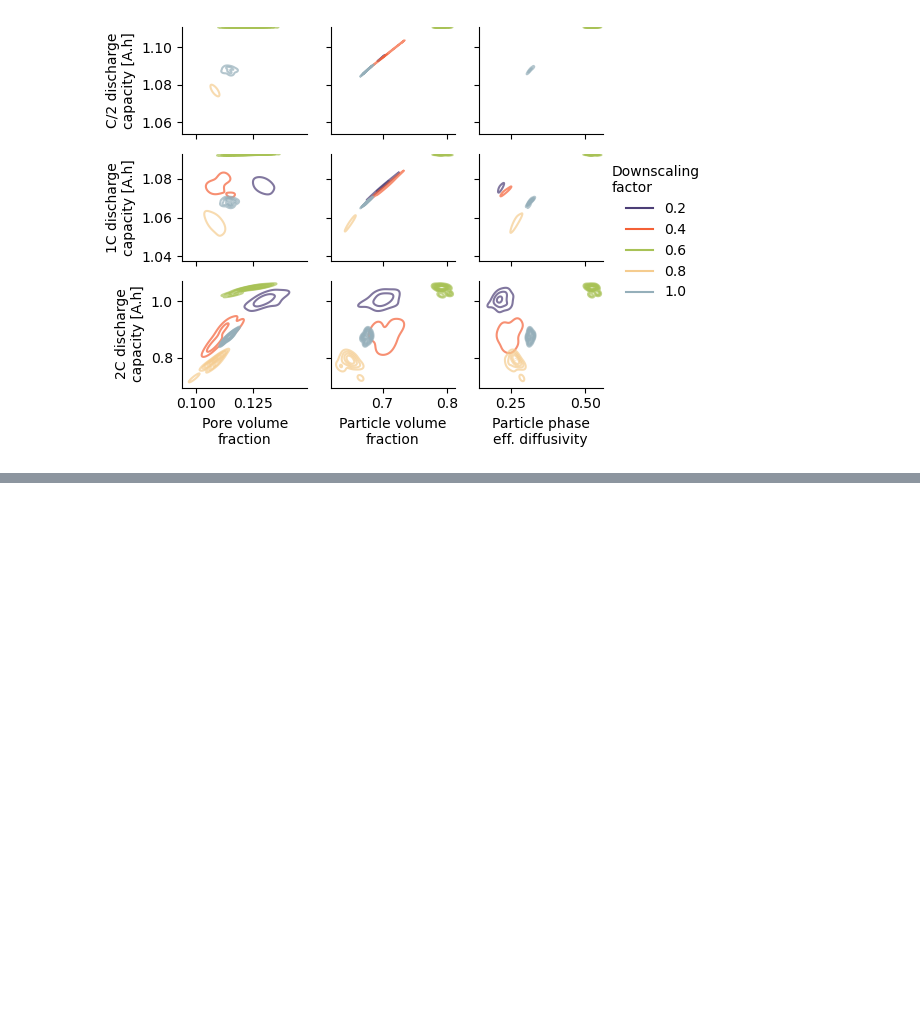
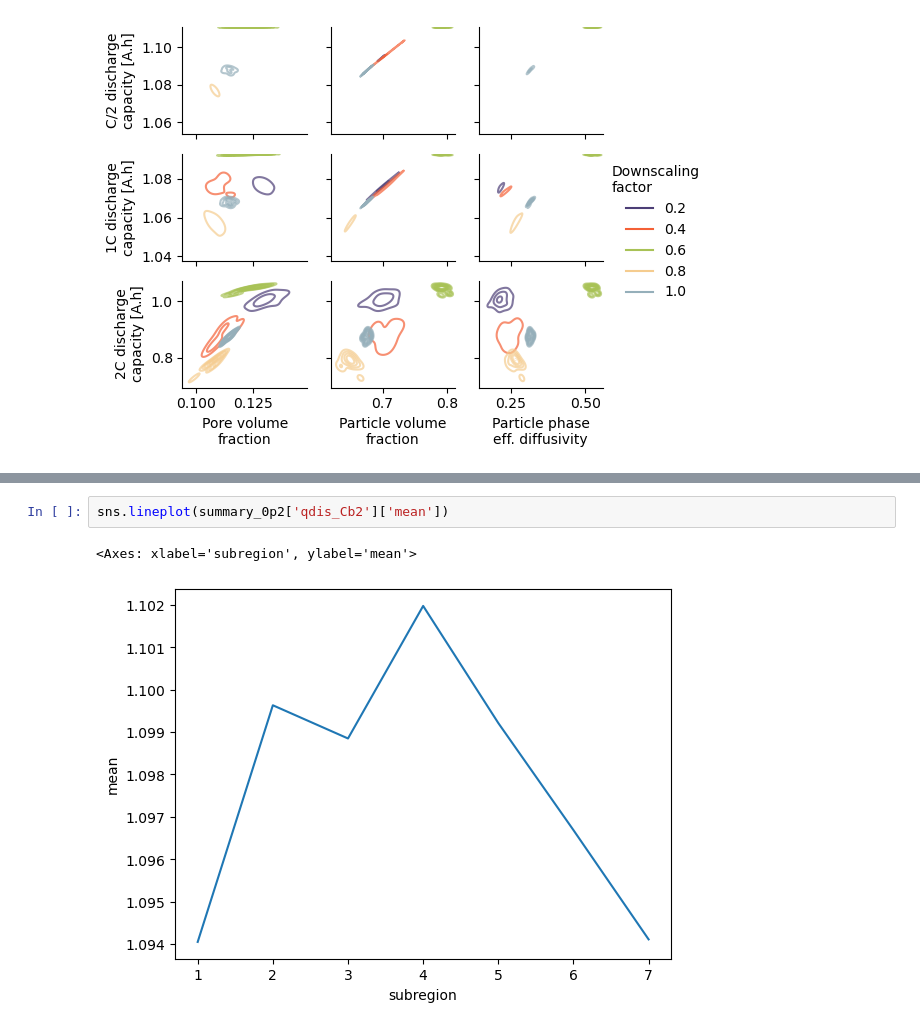
Before and after one commit to NREL/sem-to-echem, a Jupyter notebook: results_analysis.ipynb, the cells around one changed output, grey strips where cells are left out. Drawn from its saved outputs; the diff is of its cells as text; blank space fills up the shorter version.

```diff
--- a/results_analysis.ipynb
+++ b/results_analysis.ipynb
@@ -354,0 +404,5 @@ plt.tight_layout()
+# %%
+sns.lineplot(summary_0p2['qdis_Cb2']['mean'])
+# %% [output]
+<Axes: xlabel='subregion', ylabel='mean'>
+[figure, added]
```
Also changed, not shown: parts of 10 cells of this notebook, 10 other files.
